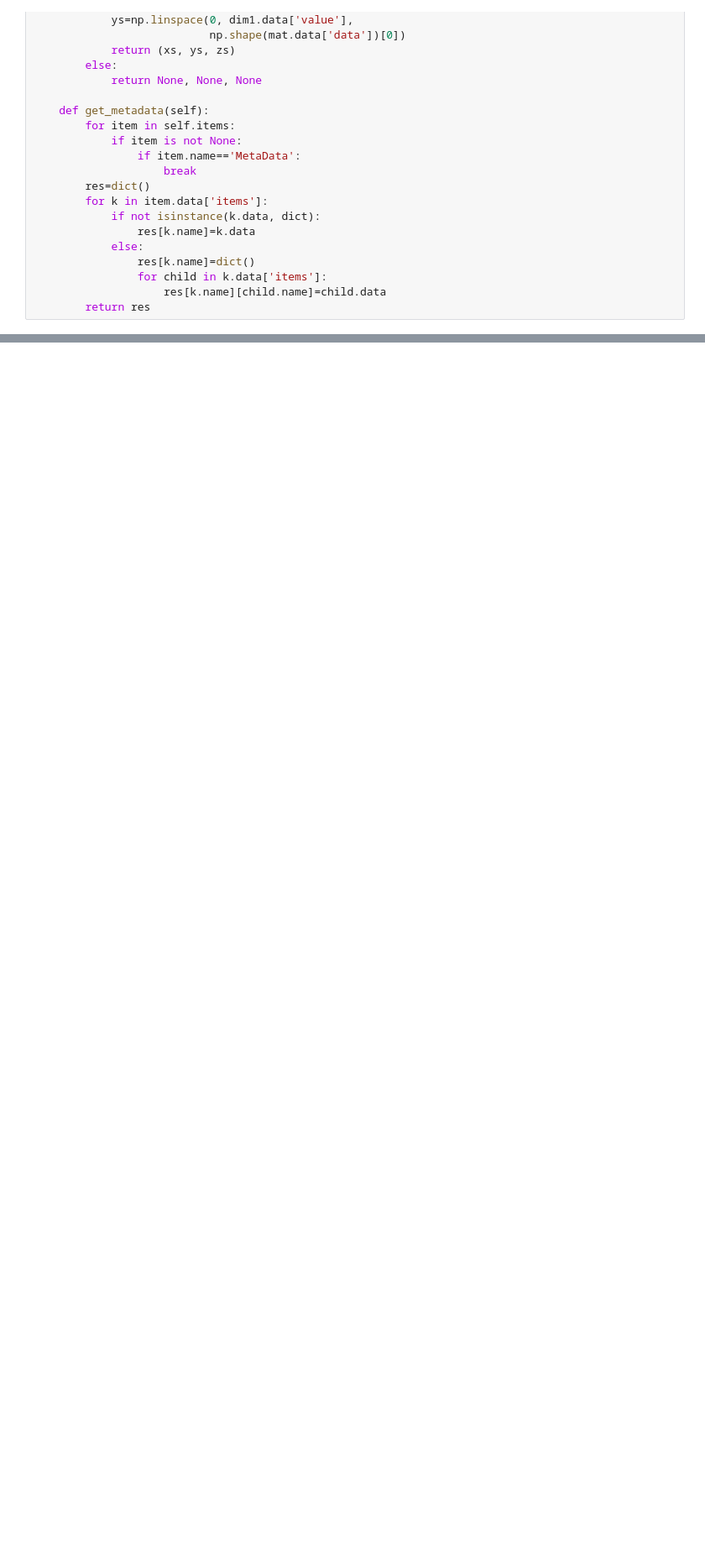
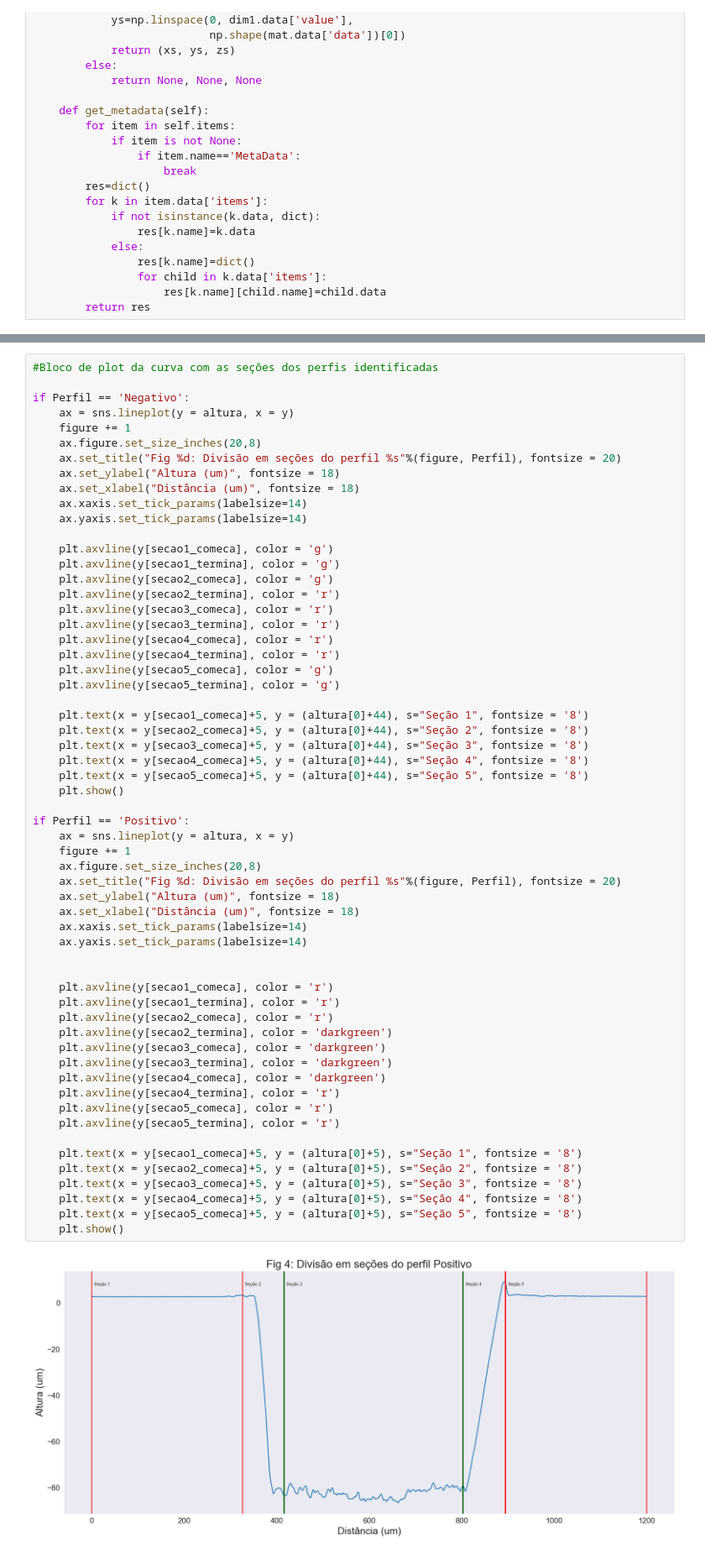
Before and after one commit to Pidoviski/calculadora_de_rugosidade, a Jupyter notebook: main.ipynb, the cells around one changed output, grey strips where cells are left out. Shown at 84% size. Drawn from its saved outputs; the diff is of its cells as text; blank space fills up the shorter version.

```diff
--- a/main.ipynb
+++ b/main.ipynb
@@ -862,0 +556,61 @@ print(countup)
+# %%
+#Bloco de plot da curva com as seções dos perfis identificadas
+
+if Perfil == 'Negativo':
+    ax = sns.lineplot(y = altura, x = y)
+    figure += 1
+    ax.figure.set_size_inches(20,8)
+    ax.set_title("Fig %d: Divisão em seções do perfil %s"%(figure, Perfil), fontsize = 20)
+    ax.set_ylabel("Altura (um)", fontsize = 18)
+    ax.set_xlabel("Distância (um)", fontsize = 18)
+    ax.xaxis.set_tick_params(labelsize=14)
+    ax.yaxis.set_tick_params(labelsize=14)
+
+    plt.axvline(y[secao1_comeca], color = 'g')
+    plt.axvline(y[secao1_termina], color = 'g')
+    plt.axvline(y[secao2_comeca], color = 'g')
+    plt.axvline(y[secao2_termina], color = 'r')
+    plt.axvline(y[secao3_comeca], color = 'r')
+    plt.axvline(y[secao3_termina], color = 'r')
+    plt.axvline(y[secao4_comeca], color = 'r')
+    plt.axvline(y[secao4_termina], color = 'r')
+    plt.axvline(y[secao5_comeca], color = 'g')
+    plt.axvline(y[secao5_termina], color = 'g')
+
+    plt.text(x = y[secao1_comeca]+5, y = (altura[0]+44), s="Seção 1", fontsize = '8')
+    plt.text(x = y[secao2_comeca]+5, y = (altura[0]+44), s="Seção 2", fontsize = '8')
+    plt.text(x = y[secao3_comeca]+5, y = (altura[0]+44), s="Seção 3", fontsize = '8')
+    plt.text(x = y[secao4_comeca]+5, y = (altura[0]+44), s="Seção 4", fontsize = '8')
+    plt.text(x = y[secao5_comeca]+5, y = (altura[0]+44), s="Seção 5", fontsize = '8')
+    plt.show()
+
+if Perfil == 'Positivo':
+    ax = sns.lineplot(y = altura, x = y)
+    figure += 1
+    ax.figure.set_size_inches(20,8)
+    ax.set_title("Fig %d: Divisão em seções do perfil %s"%(figure, Perfil), fontsize = 20)
+    ax.set_ylabel("Altura (um)", fontsize = 18)
+    ax.set_xlabel("Distância (um)", fontsize = 18)
+    ax.xaxis.set_tick_params(labelsize=14)
+    ax.yaxis.set_tick_params(labelsize=14)
+
+
+    plt.axvline(y[secao1_comeca], color = 'r')
+    plt.axvline(y[secao1_termina], color = 'r')
+    plt.axvline(y[secao2_comeca], color = 'r')
+    plt.axvline(y[secao2_termina], color = 'darkgreen')
+    plt.axvline(y[secao3_comeca], color = 'darkgreen')
+    plt.axvline(y[secao3_termina], color = 'darkgreen')
+    plt.axvline(y[secao4_comeca], color = 'darkgreen')
+    plt.axvline(y[secao4_termina], color = 'r')
+    plt.axvline(y[secao5_comeca], color = 'r')
+    plt.axvline(y[secao5_termina], color = 'r')
+
+    plt.text(x = y[secao1_comeca]+5, y = (altura[0]+5), s="Seção 1", fontsize = '8')
+    plt.text(x = y[secao2_comeca]+5, y = (altura[0]+5), s="Seção 2", fontsize = '8')
+    plt.text(x = y[secao3_comeca]+5, y = (altura[0]+5), s="Seção 3", fontsize = '8')
+    plt.text(x = y[secao4_comeca]+5, y = (altura[0]+5), s="Seção 4", fontsize = '8')
+    plt.text(x = y[secao5_comeca]+5, y = (altura[0]+5), s="Seção 5", fontsize = '8')
+    plt.show()
+# %% [output]
+[figure, added]
```
Also changed, not shown: parts of 38 cells of this notebook.
